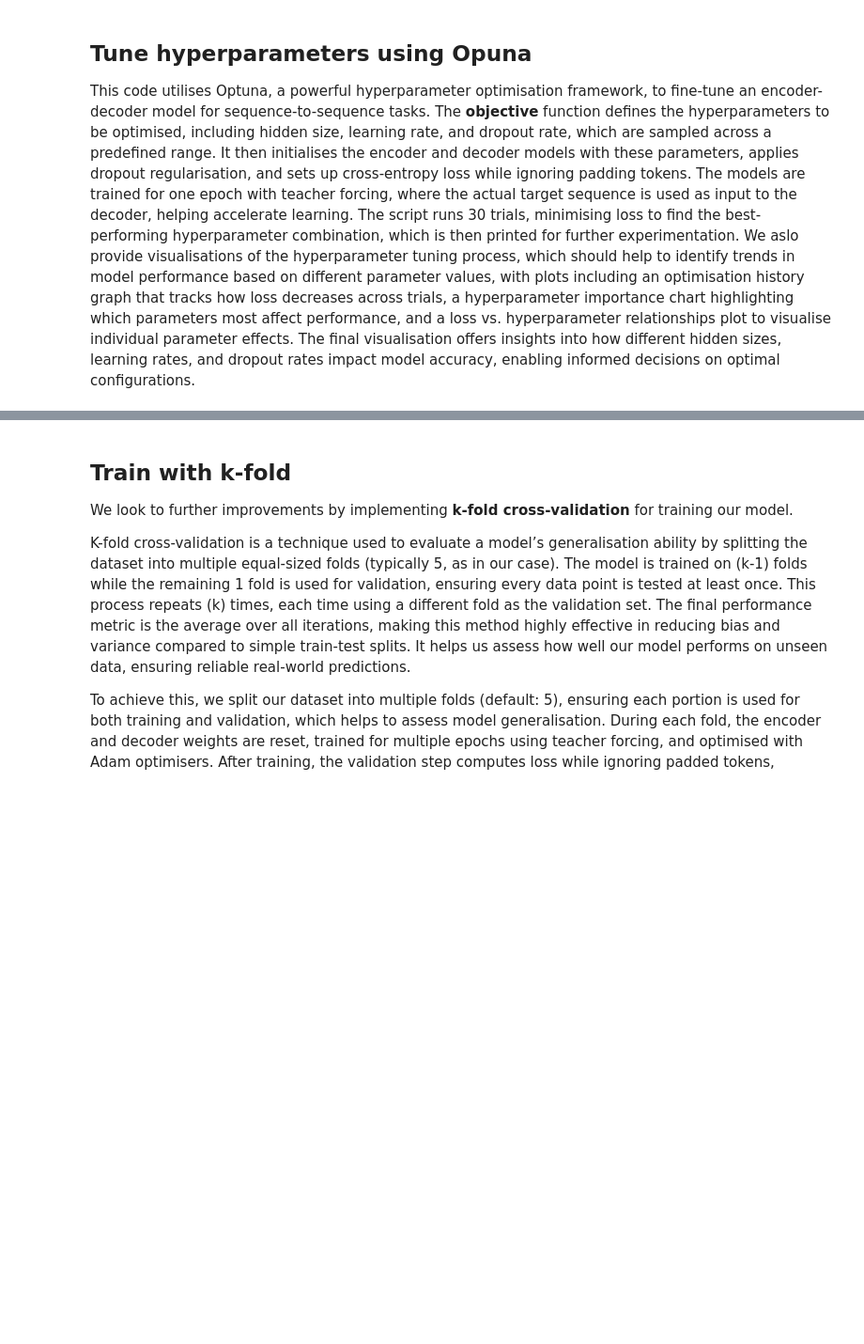
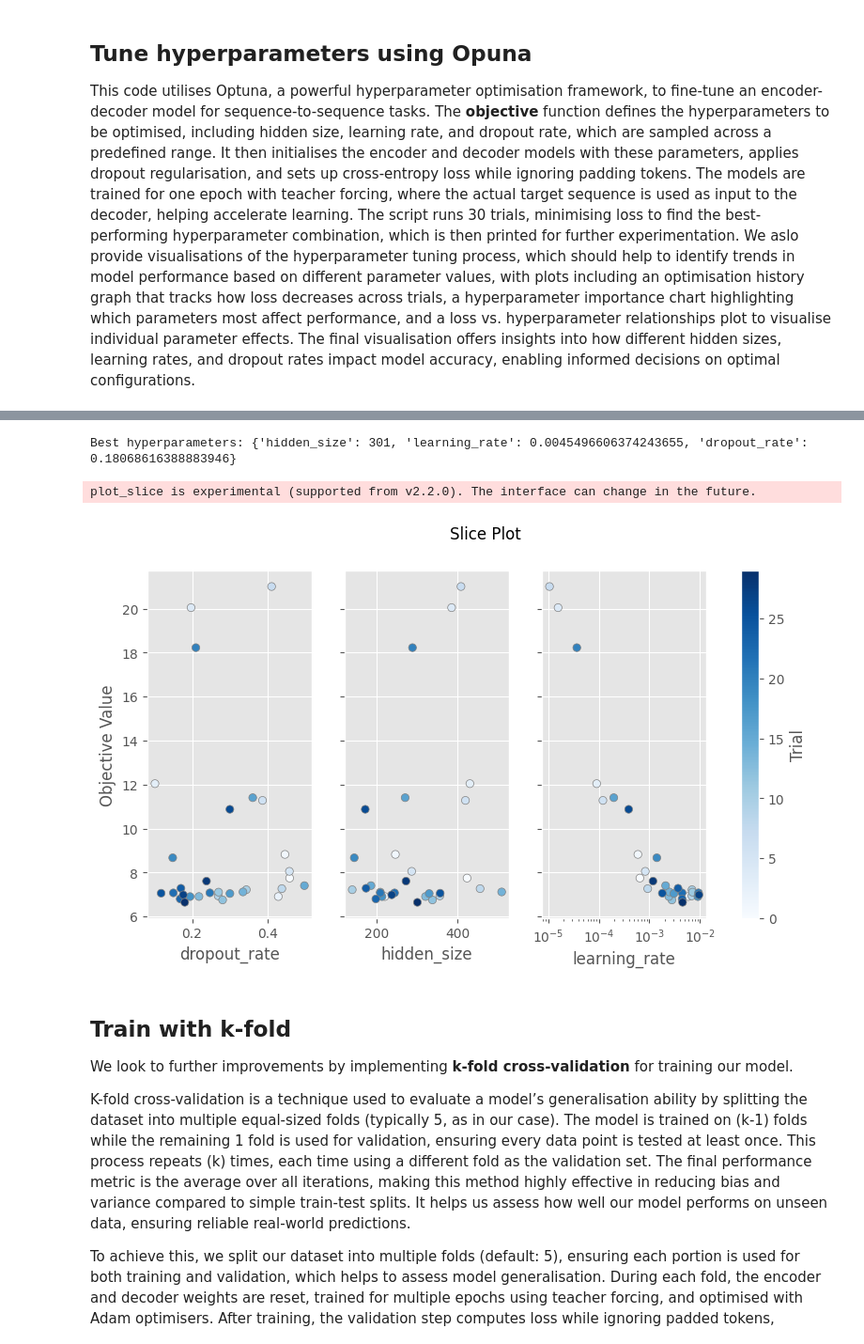
Before and after one commit to spanersoraferty/math-problem-assistant, a Jupyter notebook: math_problem_assistant_seq2seq_model.ipynb, the cells around one changed output, grey strips where cells are left out. Shown at 94% size. Drawn from its saved outputs; the diff is of its cells as text; code cells hidden in the pictures; blank space fills up the shorter version.

```diff
--- a/math_problem_assistant_seq2seq_model.ipynb
+++ b/math_problem_assistant_seq2seq_model.ipynb
@@ -586,9 +585,11 @@ target_tensors = [torch.tensor(seq) for seq in target_data]  # Convert target se
 
 This code prepares a dataset of math word problems for our sequence-to-sequence learning model, ensuring uniform sequence lengths using dynamic padding. The input and target sequences are padded with a special token **<PAD>** to maintain consistency in batch processing. The **DynamicMathWordProblemDataset** class organises the padded data into a PyTorch-compatible format, allowing efficient access to input-target pairs. The dataset is then wrapped in a PyTorch , which facilitates batch-wise loading of data, enabling smooth training with a batch size of **64**. By disabling shuffling, the sequences maintain their original order, optimising structured learning.
 # %%
+from torch.nn.utils.rnn import pad_sequence
+
 # Apply dynamic padding to ensure uniform sequence length
-input_padded = pad_sequence(input_tensors, padding_value=word_to_index[PADDING_SEQUENCE_TOKEN])
-target_padded = pad_sequence(target_tensors, padding_value=word_to_index[PADDING_SEQUENCE_TOKEN])
+input_padded = pad_sequence(input_tensors, batch_first=True, padding_value=word_to_index[PADDING_SEQUENCE_TOKEN])
+target_padded = pad_sequence(target_tensors, batch_first=True, padding_value=word_to_index[PADDING_SEQUENCE_TOKEN])
 
 class DynamicMathWordProblemDataset(Dataset):
     """
@@ -904,8 +949,8 @@ def objective(trial):
     return total_loss / len(dataloader)  # Return average loss per batch for Optuna optimisation
 
 # Create Optuna study for hyperparameter tuning (minimising loss)
-study = optuna.create_study(direction="minimise")
-study.optimise(objective, n_trials=30)  # Run 30 trials to find the best parameters
+study = optuna.create_study(direction="minimize")
+study.optimize(objective, n_trials=30)  # Run 30 trials to find the best parameters
 # Extract best-performing hyperparameters from optimisation results
 best_params = study.best_params
 print("Best hyperparameters:", best_params)
@@ -916,11 +961,11 @@ best_dropout_rate = best_params["dropout_rate"]
 import optuna
 import matplotlib.pyplot as plt
 
-# Plot optimisation history (loss over trials)
-optuna.visualisation.plot_optimisation_history(study)
+# Plot optimization history (loss over trials)
+optuna.visualization.plot_optimization_history(study)
 # Plot relationship between hyperparameters
-optuna.visualisation.plot_param_importances(study)
+optuna.visualization.plot_param_importances(study)
 # Additional plots (Loss vs. specific hyperparameters)
-fig, ax = plt.subplots(figsize=(8, 5))
-optuna.visualisation.matplotlib.plot_slice(study).set_title("Loss vs. Hyperparameters")
+fig = optuna.visualization.matplotlib.plot_slice(study)
 plt.show()  # Display plots
+# %% [output]
@@ -927,3 +989,6 @@ plt.show()  # Display plots
+Best hyperparameters: {'hidden_size': 301, 'learning_rate': 0.0045496606374243655, 'dropout_rate': 0.18068616388883946}
+plot_slice is experimental (supported from v2.2.0). The interface can change in the future.
+[figure, added]
 # %% [markdown]
 ## Train with k-fold
 
```
Also changed, not shown: parts of 10 cells of this notebook.
